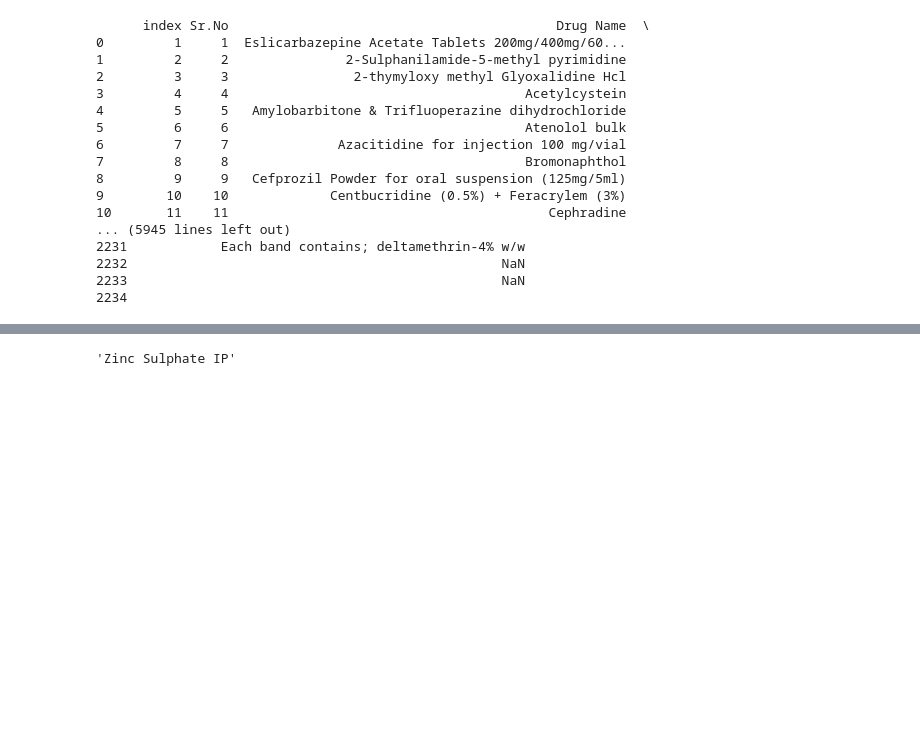
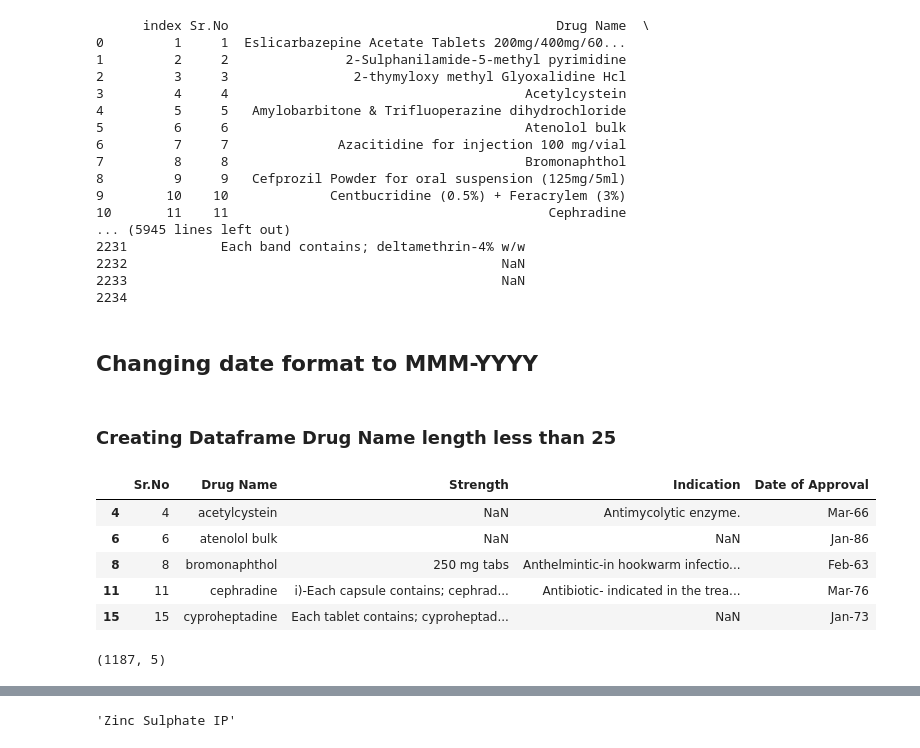
Before and after one commit to Rahulsisodia08/SVAAS, a Jupyter notebook: Govt_approved_drugs.ipynb, the cells around one changed output, grey strips where cells are left out. Cells and saved outputs as stored; diff of their text form; code cells hidden in the pictures; blank space fills up the shorter version.

```diff
--- a/Govt_approved_drugs.ipynb
+++ b/Govt_approved_drugs.ipynb
@@ -59,3 +59,5 @@ df.reset_index()
 2232                                                NaN
 2233                                                NaN
 2234
+# %% [markdown]
+## Changing date format to MMM-YYYY
@@ -61,0 +74,13 @@ df.reset_index()
+# %% [markdown]
+### Creating Dataframe Drug Name length less than 25
+# %%
+# Drug name string lenght less than 25 and created dataframe
+df_less_25=df[df['Drug Name'].apply(lambda x: len(str(x))<25)]
+df_less_25.head()
+# %% [output]
+|  | Sr.No | Drug Name | Strength | Indication | Date of Approval |
+| 4 | 4 | acetylcystein | NaN | Antimycolytic enzyme. | Mar-66 |
+| 6 | 6 | atenolol bulk | NaN | NaN | Jan-86 |
+| 8 | 8 | bromonaphthol | 250 mg tabs | Anthelmintic-in hookwarm infectio... | Feb-63 |
+| 11 | 11 | cephradine | i)-Each capsule contains; cephrad... | Antibiotic- indicated in the trea... | Mar-76 |
+| 15 | 15 | cyproheptadine | Each tablet contains; cyproheptad... | NaN | Jan-73 |
@@ -61,0 +123,4 @@ df.reset_index()
+# %%
+df_less_25.shape
+# %% [output]
+(1187, 5)
```
Also changed, not shown: parts of 18 cells of this notebook.
